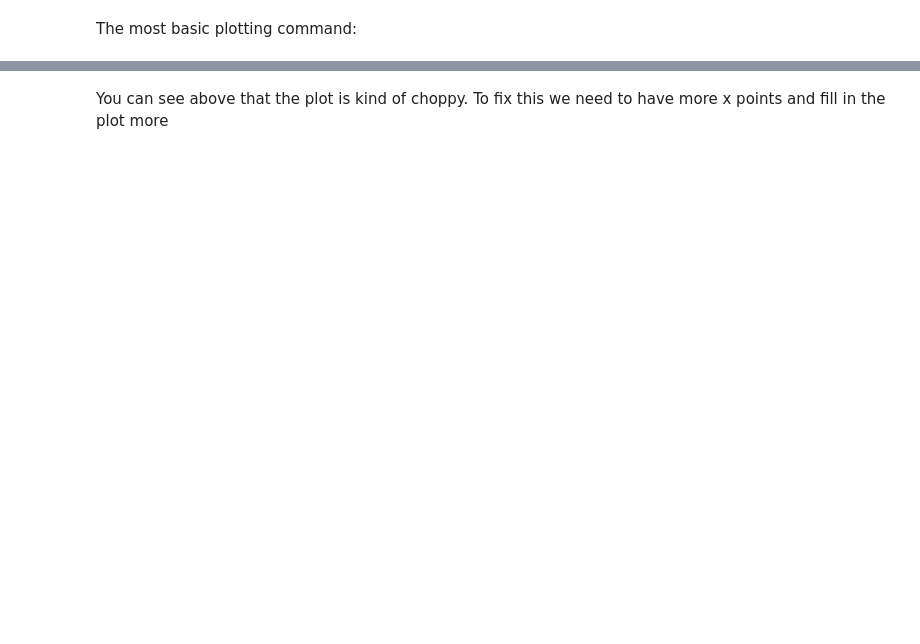
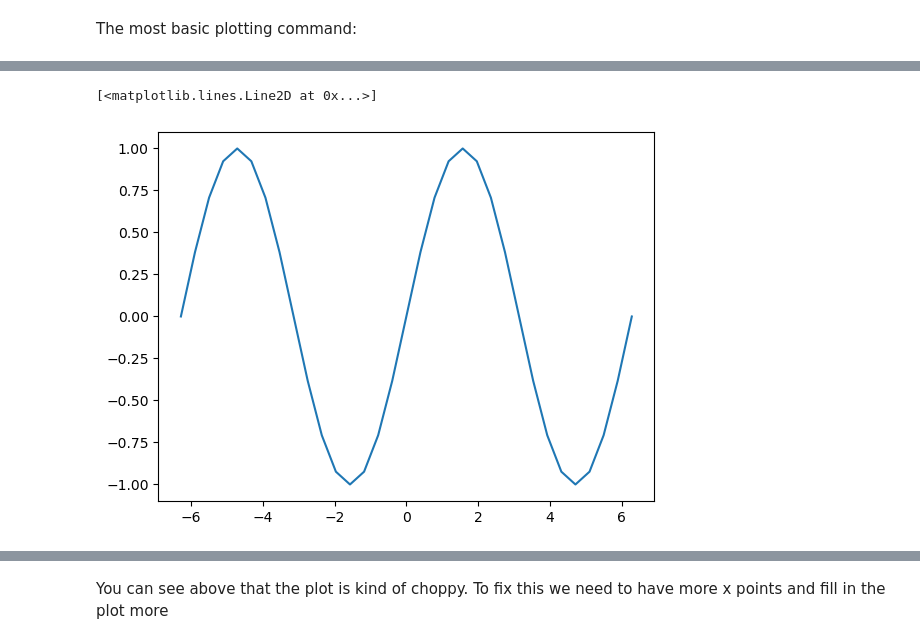
Before and after one commit to chsharrison/Sci_comp_F26, a Jupyter notebook: jeremy_gerald/Lab2.2_F26.ipynb, the cells around one changed output, grey strips where cells are left out. Cells and saved outputs as stored; diff of their text form; code cells hidden in the pictures; blank space fills up the shorter version.

```diff
--- a/jeremy_gerald/Lab2.2_F26.ipynb
+++ b/jeremy_gerald/Lab2.2_F26.ipynb
@@ -52,0 +219,6 @@ Let's define an x basis array that goes from -2$\pi$ to 2$\pi$ in steps of $\pi$
+# %%
+start = -2*np.pi
+stop = 2*np.pi
+step = np.pi/8
+
+np.arange(start, stop + step, step)
@@ -55,2 +251,6 @@ The numpy array doesn't go to 2$\pi$, but stops before this. This is because it
 # %% [markdown]
 NOW the array ends at 2$\pi$. Let's save this to an array we can use later.
+# %%
+x = np.arange(start, stop+step, step)
+# check:
+x
@@ -58,0 +290,3 @@ Next we need to define the y-values for our plot, using the np.sin function. We
+# %%
+y = np.sin(x)
+y #check
@@ -60,0 +337,5 @@ The most basic plotting command:
+# %%
+plt.plot(x,y)
+# %% [output]
+[<matplotlib.lines.Line2D at 0x...>]
+[figure, added]
```
Also changed, not shown: parts of 64 cells of this notebook.
